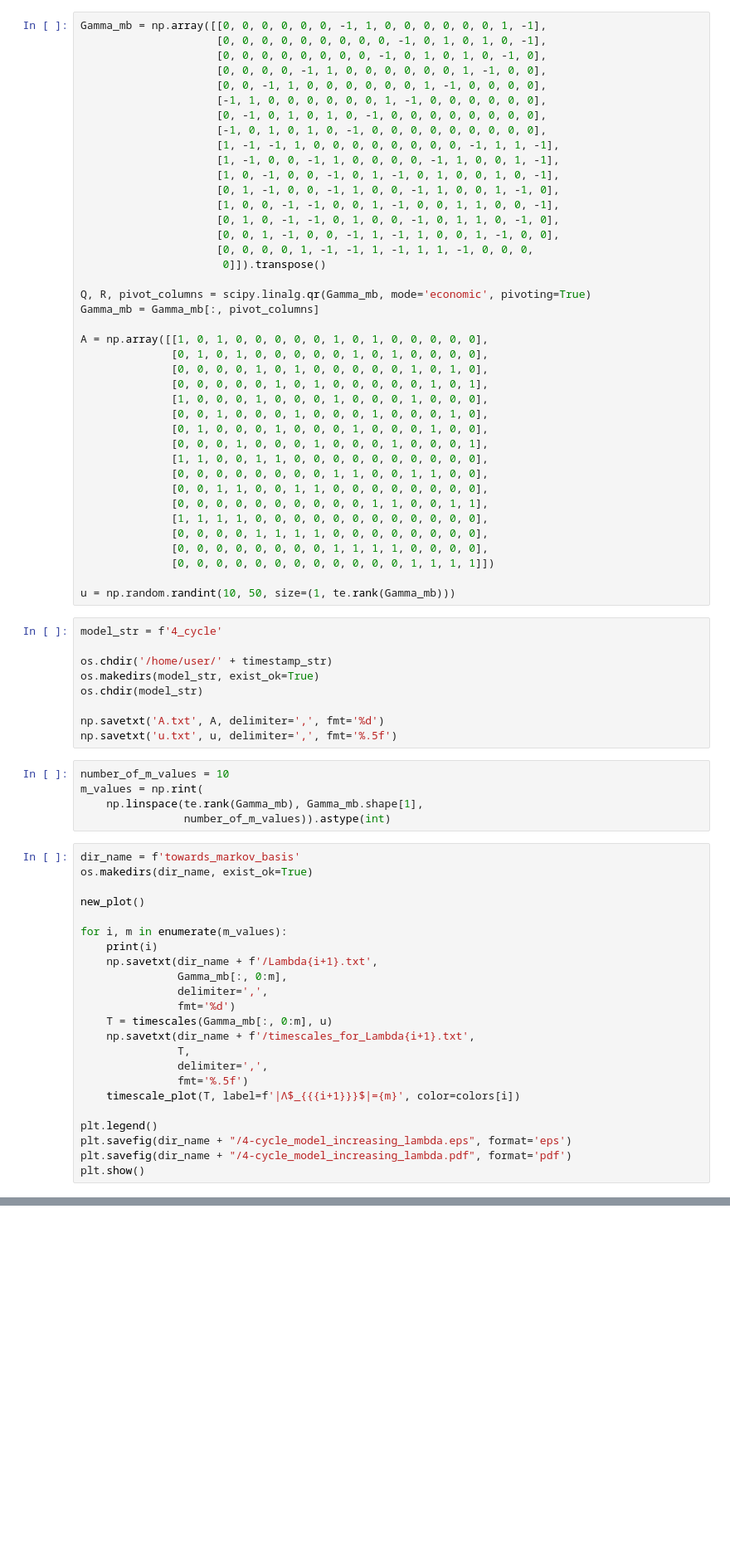
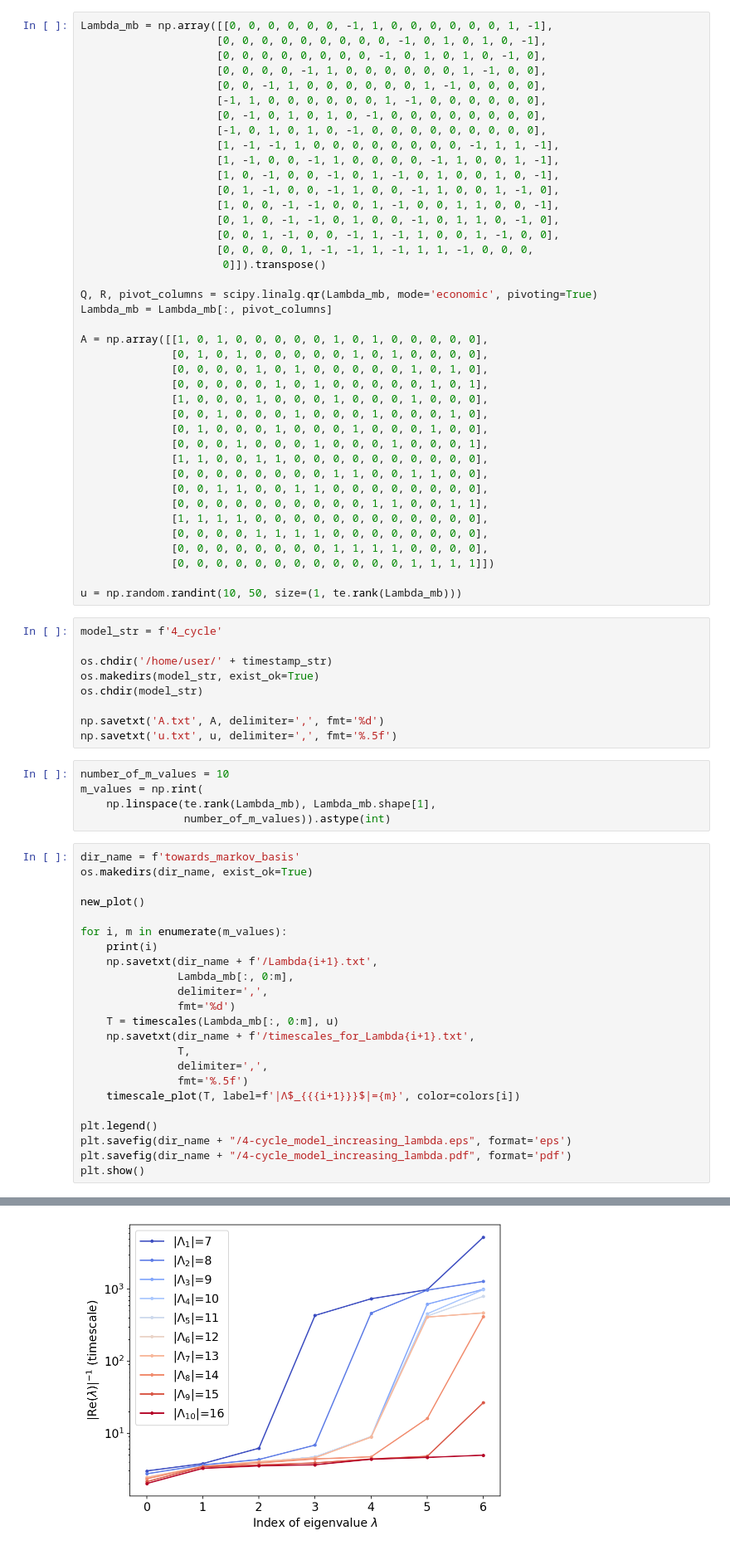
Before and after one commit to oskarhenriksson/estimating-birch-points-with-networks, a Jupyter notebook: experiments.ipynb, the cells around one changed output, grey strips where cells are left out. Shown: that part at 83% size. Cells and saved outputs as stored; diff of their text form; blank space fills up the shorter version.

```diff
--- a/experiments.ipynb
+++ b/experiments.ipynb
@@ -188,7 +189,7 @@ plt.savefig(dir_name +
 # %% [markdown]
 ## 4-cycle
 # %%
-Gamma_mb = np.array([[0, 0, 0, 0, 0, 0, -1, 1, 0, 0, 0, 0, 0, 0, 1, -1],
+Lambda_mb = np.array([[0, 0, 0, 0, 0, 0, -1, 1, 0, 0, 0, 0, 0, 0, 1, -1],
                      [0, 0, 0, 0, 0, 0, 0, 0, 0, -1, 0, 1, 0, 1, 0, -1],
                      [0, 0, 0, 0, 0, 0, 0, 0, -1, 0, 1, 0, 1, 0, -1, 0],
                      [0, 0, 0, 0, -1, 1, 0, 0, 0, 0, 0, 0, 1, -1, 0, 0],
@@ -206,8 +207,8 @@ Gamma_mb = np.array([[0, 0, 0, 0, 0, 0, -1, 1, 0, 0, 0, 0, 0, 0, 1, -1],
                      [0, 0, 0, 0, 1, -1, -1, 1, -1, 1, 1, -1, 0, 0, 0,
                       0]]).transpose()
 
-Q, R, pivot_columns = scipy.linalg.qr(Gamma_mb, mode='economic', pivoting=True)
-Gamma_mb = Gamma_mb[:, pivot_columns]
+Q, R, pivot_columns = scipy.linalg.qr(Lambda_mb, mode='economic', pivoting=True)
+Lambda_mb = Lambda_mb[:, pivot_columns]
 
 A = np.array([[1, 0, 1, 0, 0, 0, 0, 0, 1, 0, 1, 0, 0, 0, 0, 0],
               [0, 1, 0, 1, 0, 0, 0, 0, 0, 1, 0, 1, 0, 0, 0, 0],
@@ -226,7 +227,7 @@ A = np.array([[1, 0, 1, 0, 0, 0, 0, 0, 1, 0, 1, 0, 0, 0, 0, 0],
               [0, 0, 0, 0, 0, 0, 0, 0, 1, 1, 1, 1, 0, 0, 0, 0],
               [0, 0, 0, 0, 0, 0, 0, 0, 0, 0, 0, 0, 1, 1, 1, 1]])
 
-u = np.random.randint(10, 50, size=(1, te.rank(Gamma_mb)))
+u = np.random.randint(10, 50, size=(1, te.rank(Lambda_mb)))
 # %%
 model_str = f'4_cycle'
 
@@ -239,7 +240,7 @@ np.savetxt('u.txt', u, delimiter=',', fmt='%.5f')
 # %%
 number_of_m_values = 10
 m_values = np.rint(
-    np.linspace(te.rank(Gamma_mb), Gamma_mb.shape[1],
+    np.linspace(te.rank(Lambda_mb), Lambda_mb.shape[1],
                 number_of_m_values)).astype(int)
 # %%
 dir_name = f'towards_markov_basis'
@@ -250,10 +251,10 @@ new_plot()
 for i, m in enumerate(m_values):
     print(i)
     np.savetxt(dir_name + f'/Lambda{i+1}.txt',
-               Gamma_mb[:, 0:m],
+               Lambda_mb[:, 0:m],
                delimiter=',',
                fmt='%d')
-    T = timescales(Gamma_mb[:, 0:m], u)
+    T = timescales(Lambda_mb[:, 0:m], u)
     np.savetxt(dir_name + f'/timescales_for_Lambda{i+1}.txt',
                T,
                delimiter=',',
@@ -264,3 +265,4 @@ plt.legend()
 plt.savefig(dir_name + "/4-cycle_model_increasing_lambda.eps", format='eps')
 plt.savefig(dir_name + "/4-cycle_model_increasing_lambda.pdf", format='pdf')
 plt.show()
+# %% [output]
@@ -267,3 +280,4 @@ plt.show()
+[figure, added]
 # %%
 dir_name = f'towards_random_spanning_set'
 os.makedirs(dir_name, exist_ok=True)
```
Also changed, not shown: parts of 8 cells of this notebook.
